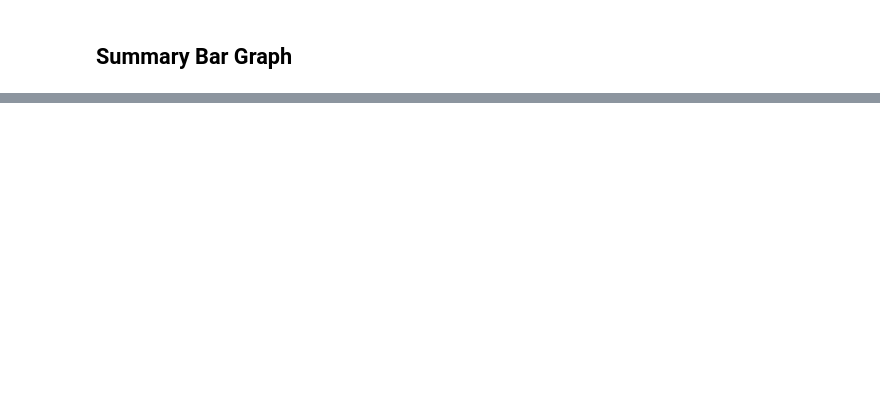
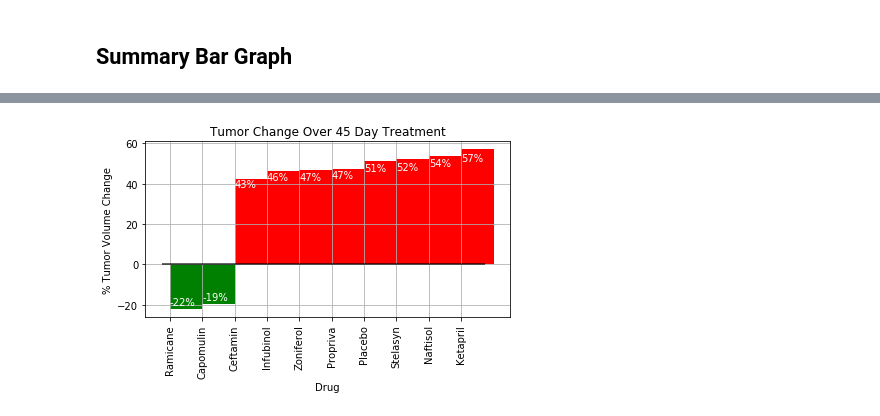
Before and after one commit to mdsmith577/Matplotlib_Homework, a Jupyter notebook: pymaceuticals.ipynb, the cells around one changed output, grey strips where cells are left out. Saved outputs shown, nothing was run; the diff lists cells and outputs as text; code cells hidden in the pictures; blank space fills up the shorter version.

```diff
--- a/pymaceuticals.ipynb
+++ b/pymaceuticals.ipynb
@@ -412,8 +377,6 @@ times_mice_per = [perc for perc in num_timepoints_perc]
 vol_change_drug = [percent.iloc[:, i]
            for i in range(0, count_of_drugs_perc)]
 
-
-# Iterable lines, just replace 0 with "i"
 def drug_iterated_perc(i):
     d_name = vol_change_drug[i].name[1]
     drug_name_list.append(d_name)
@@ -421,3 +384,13 @@ def drug_iterated_perc(i):
 def drug_iterated_change(i):
     perc_change = ((vol_change_drug[i][num_max] - vol_change_drug[i][num_min]) / vol_change_drug[i][num_min] * 100)
     percent_change_list.append(perc_change)
+
+
+for y in range(0, count_of_drugs_perc):
+    drug_iterated_perc(y)
+    drug_iterated_change(y)
+
+percent_change_df = pd.DataFrame({"Drug":drug_name_list, "% Change":percent_change_list})
+percent_change_df
+
+percent_sorted_df = percent_change_df.sort_values(by="% Change", ascending=True)
@@ -470,0 +397,33 @@ fig.show()
+# %%
+sorted_drug_list = list(percent_sorted_df.loc[:, "Drug"])
+sorted_percent_list = list(percent_sorted_df.loc[:, "% Change"])
+# %%
+x_axis = np.arange(len(percent_change_list))
+# %%
+fig, ax = plt.subplots()
+
+for y in range(0, count_of_drugs_perc):
+    if sorted_percent_list[y] < 0:
+        bars_1 = ax.bar(x_axis[y], sorted_percent_list[y], width=1, color="g", alpha=1, align="edge")
+        ax.text(y, sorted_percent_list[y] * 0.9, f"{round(sorted_percent_list[y])}%", color="w", horizontalalignment="left")
+
+    if sorted_percent_list[y] > 0:
+        bars_2 = ax.bar(x_axis[y], sorted_percent_list[y], width=1, color="r", alpha=1, align="edge")
+        ax.text(y, sorted_percent_list[y] * 0.9, f"{round(sorted_percent_list[y])}%", color="w", horizontalalignment="left")
+
+plt.title("Tumor Change Over 45 Day Treatment")
+plt.xlabel("Drug")
+plt.ylabel("% Tumor Volume Change")
+tick_locations = [value for value in x_axis]
+plt.xticks(tick_locations, sorted_drug_list, rotation="vertical")
+plt.hlines(0, -0.25, 9.75, alpha=0.8)
+
+plt.grid()
+
+plt.tight_layout()
+
+plt.savefig("Tumor_Size_Over_Treatment.png")
+
+plt.show()
+# %% [output]
+[figure, added]
```
Also changed, not shown: parts of 12 cells of this notebook.
